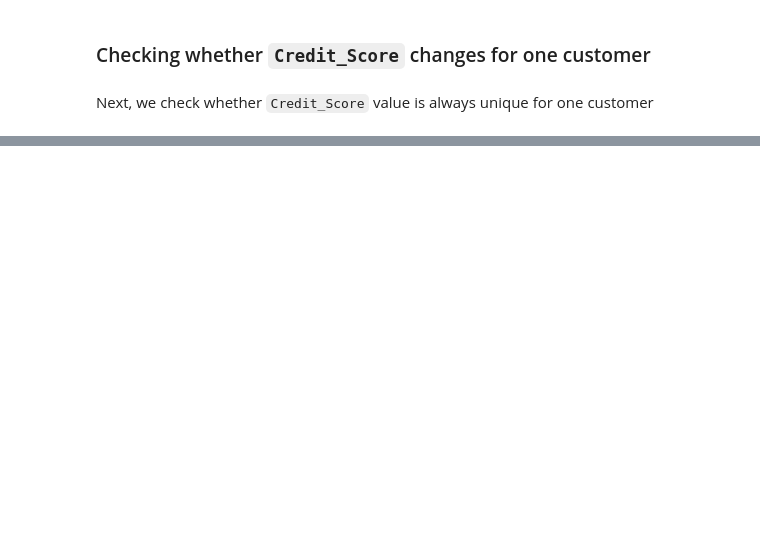
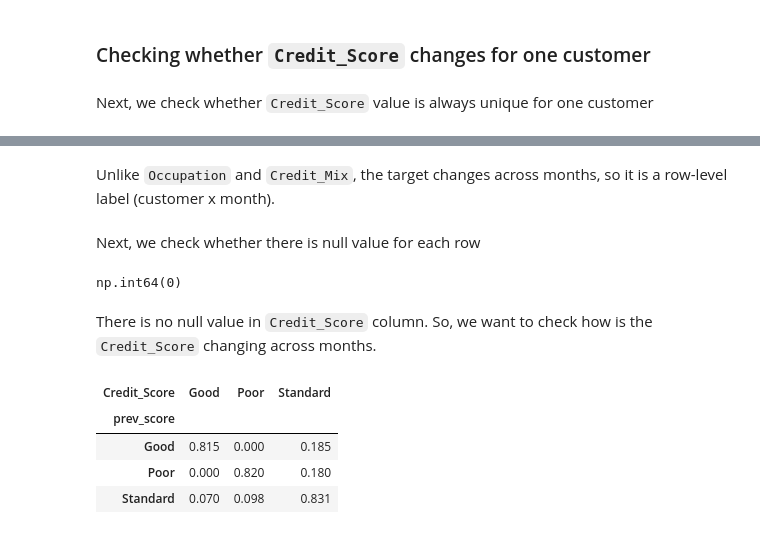
Before and after one commit to khalilullahalfaath/credit-scoring-fairness-audit, a Jupyter notebook: notebooks/eda.ipynb, the cells around one changed output, grey strips where cells are left out. Cells and saved outputs as stored; diff of their text form; code cells hidden in the pictures; blank space fills up the shorter version.

```diff
--- a/notebooks/eda.ipynb
+++ b/notebooks/eda.ipynb
@@ -337,0 +345,28 @@ df.groupby
+# %% [markdown]
+Unlike `Occupation` and `Credit_Mix`, the target changes across months, so it is a row-level label (customer x month).
+# %% [markdown]
+Next, we check whether there is null value for each row
+# %%
+df['Credit_Score'].isna().sum()
+# %% [output]
+np.int64(0)
+# %% [markdown]
+There is no null value in `Credit_Score` column. So, we want to check how is the `Credit_Score` changing across months.
+# %%
+months = ["January", "February", "March", "April", "May", "June", "July", "August"]
+
+d = df[["Customer_ID", "Month", "Credit_Score"]].copy()
+d["Month"] = pd.Categorical(d["Month"], categories=months, ordered=True)
+d = d.sort_values(["Customer_ID", "Month"])
+
+d["prev_score"] = d.groupby("Customer_ID")["Credit_Score"].shift(1)
+trans = d.dropna(subset=["prev_score"])
+
+# baris = kelas bulan sebelumnya, kolom = kelas bulan ini, nilai = proporsi per baris
+pd.crosstab(trans["prev_score"], trans["Credit_Score"], normalize="index").round(3)
+# %% [output]
+| Credit_Score | Good | Poor | Standard |
+| prev_score |  |  |  |
+| Good | 0.815 | 0.000 | 0.185 |
+| Poor | 0.000 | 0.820 | 0.180 |
+| Standard | 0.070 | 0.098 | 0.831 |
```
Also changed, not shown: parts of 32 cells of this notebook.
